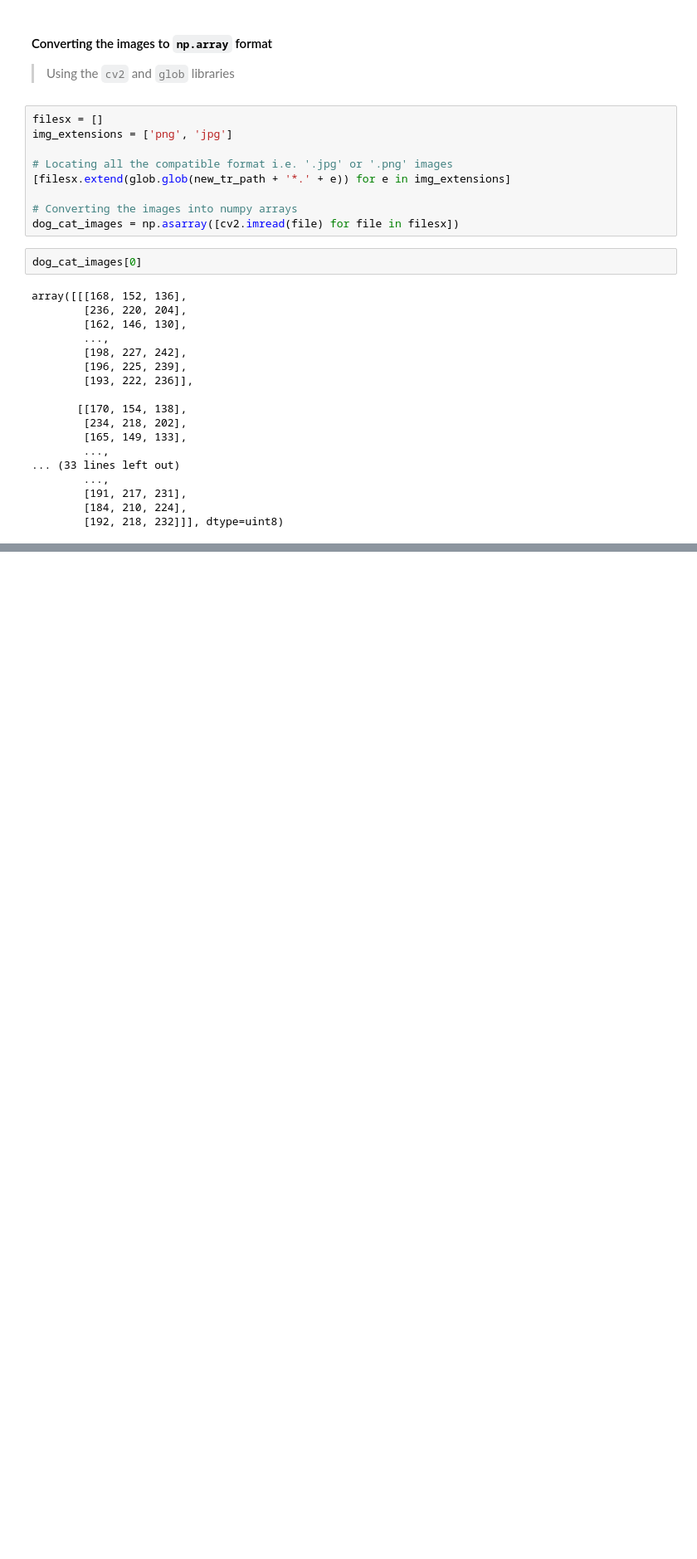
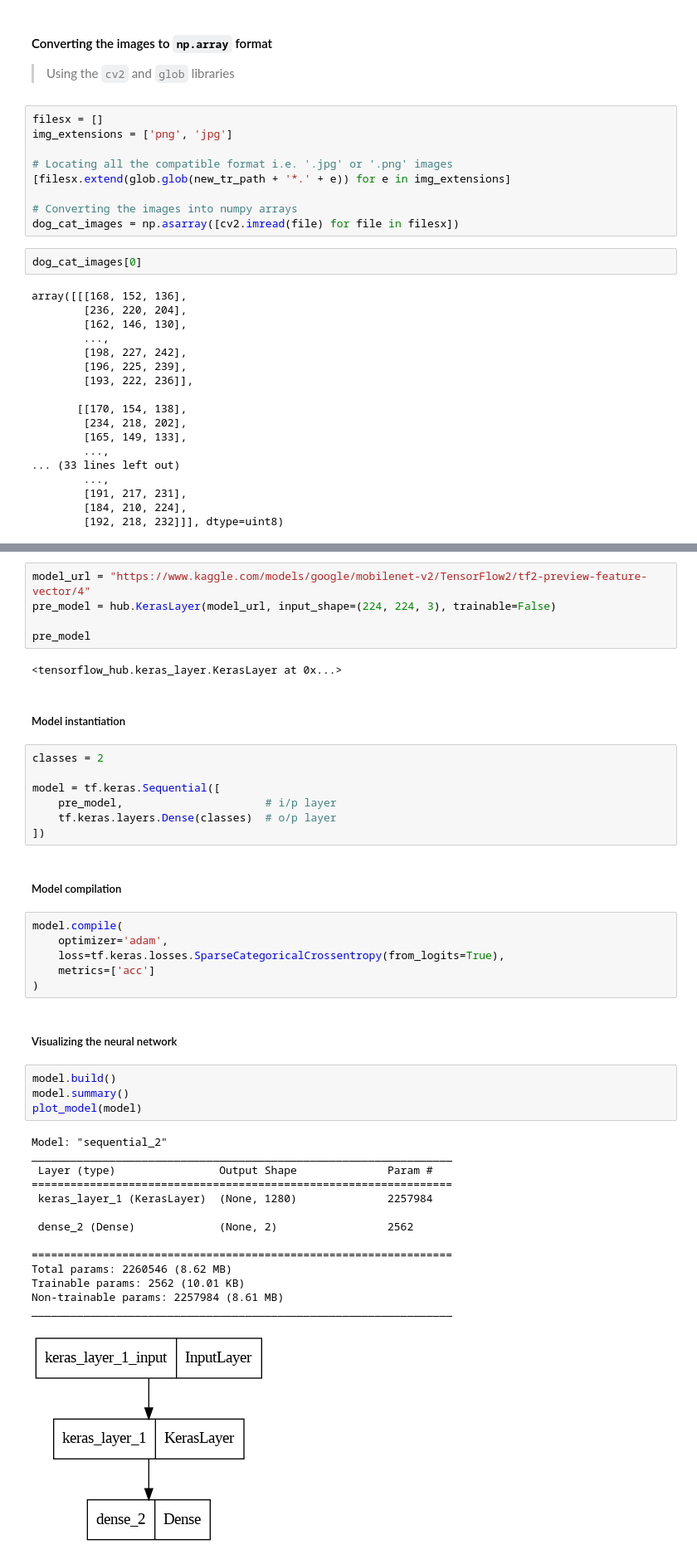
Before and after one commit to nirmit27/Dog-vs-Cat-Classification, a Jupyter notebook: Dogs_vs_Cats.ipynb, the cells around one changed output, grey strips where cells are left out. Shown: that part at 83% size. Saved outputs shown, nothing was run; the diff lists cells and outputs as text; blank space fills up the shorter version.

```diff
--- a/Dogs_vs_Cats.ipynb
+++ b/Dogs_vs_Cats.ipynb
@@ -211,0 +254,45 @@ X.ndim, np.unique(y, return_counts=True)
+# %%
+model_url = "https://www.kaggle.com/models/google/mobilenet-v2/TensorFlow2/tf2-preview-feature-vector/4"
+pre_model = hub.KerasLayer(model_url, input_shape=(224, 224, 3), trainable=False)
+
+pre_model
+# %% [output]
+<tensorflow_hub.keras_layer.KerasLayer at 0x...>
+# %% [markdown]
+##### Model instantiation
+# %%
+classes = 2
+
+model = tf.keras.Sequential([
+    pre_model,                      # i/p layer
+    tf.keras.layers.Dense(classes)  # o/p layer
+])
+# %% [markdown]
+##### Model compilation
+# %%
+model.compile(
+    optimizer='adam',
+    loss=tf.keras.losses.SparseCategoricalCrossentropy(from_logits=True),
+    metrics=['acc']
+)
+# %% [markdown]
+##### Visualizing the neural network
+# %%
+model.build()
+model.summary()
+plot_model(model)
+# %% [output]
+Model: "sequential_2"
+_________________________________________________________________
+ Layer (type)                Output Shape              Param #
+=================================================================
+ keras_layer_1 (KerasLayer)  (None, 1280)              2257984
+
+ dense_2 (Dense)             (None, 2)                 2562
+
+=================================================================
+Total params: 2260546 (8.62 MB)
+Trainable params: 2562 (10.01 KB)
+Non-trainable params: 2257984 (8.61 MB)
+_________________________________________________________________
+[figure, added]
```
Also changed, not shown: parts of 14 cells of this notebook.
